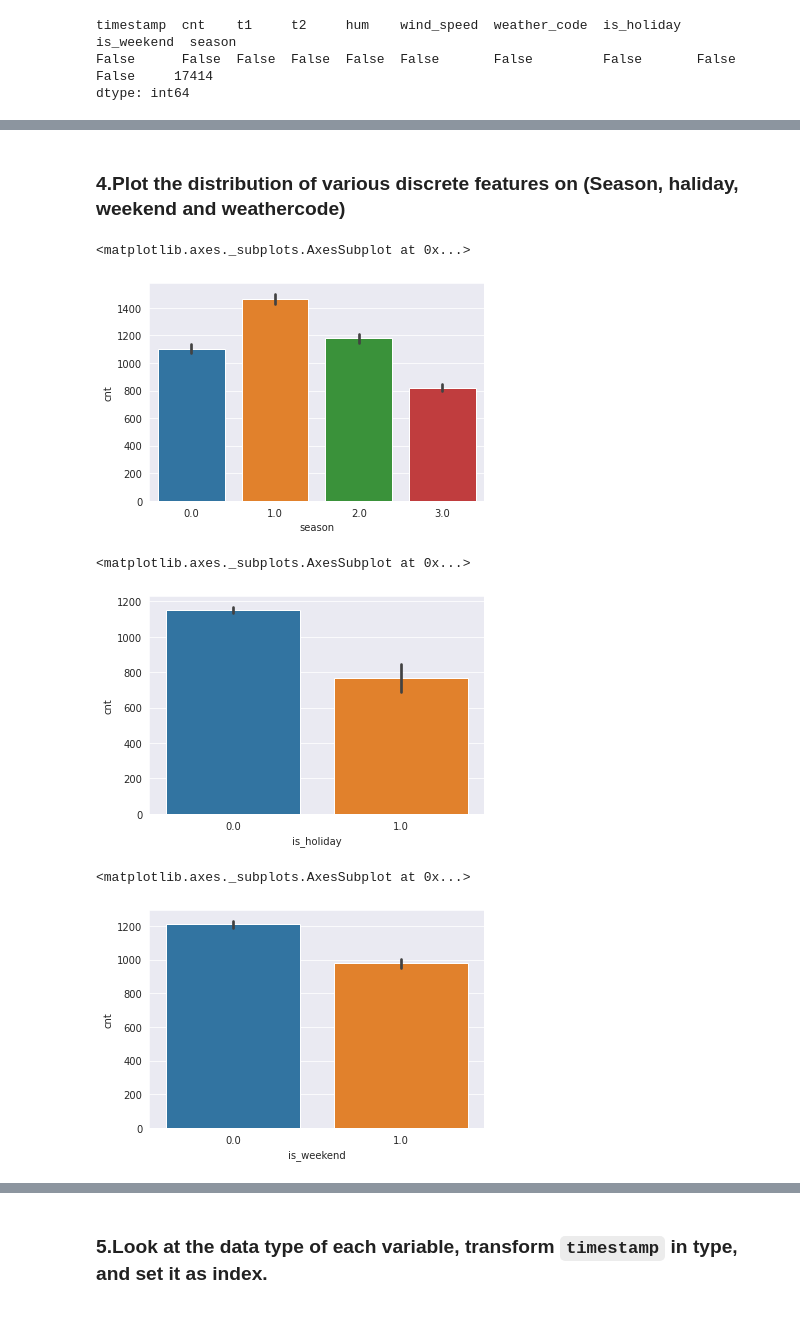
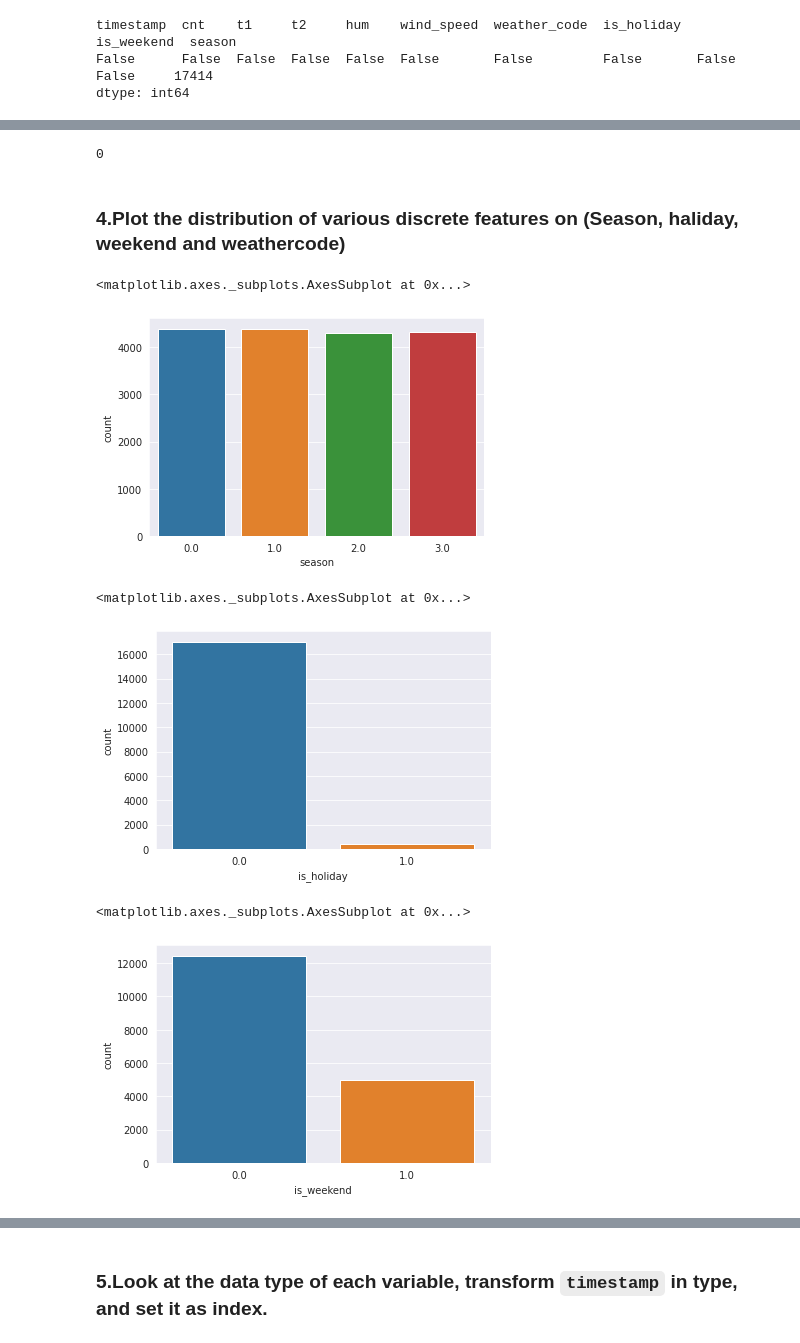
Before and after one commit to mehmetsar/DA_assignments, a Jupyter notebook: DV_capstone_student_ipynb_adlı_not_defterinin_kopyası.ipynb, the cells around one changed output, grey strips where cells are left out. Saved outputs shown, nothing was run; the diff lists cells and outputs as text; code cells hidden in the pictures.

```diff
--- a/DV_capstone_student_ipynb_adlı_not_defterinin_kopyası.ipynb
+++ b/DV_capstone_student_ipynb_adlı_not_defterinin_kopyası.ipynb
@@ -103,22 +105,26 @@ dtype: int64
+# %%
+df.duplicated().sum()
+# %% [output]
+0
 # %% [markdown]
 ### 4.Plot the distribution of various discrete features on (Season, haliday, weekend and weathercode)
 # %%
 # season
-sns.barplot( x = df.season,y = df.cnt)
+sns.countplot( x = df.season)
 # %% [output]
 <matplotlib.axes._subplots.AxesSubplot at 0x...>
-[figure, old version]
+[figure, new version]
 # %%
 # is_holiday
-sns.barplot( x = df.is_holiday,y = df.cnt)
+sns.countplot( x = df.is_holiday)
 # %% [output]
 <matplotlib.axes._subplots.AxesSubplot at 0x...>
-[figure, old version]
+[figure, new version]
 # %%
 # is_weekend
-sns.barplot( x = df.is_weekend,y = df.cnt)
+sns.countplot( x = df.is_weekend)
 # %% [output]
 <matplotlib.axes._subplots.AxesSubplot at 0x...>
-[figure, old version]
+[figure, new version]
 # %%
 # weather_code
```
Also changed, not shown: parts of 24 cells of this notebook.
